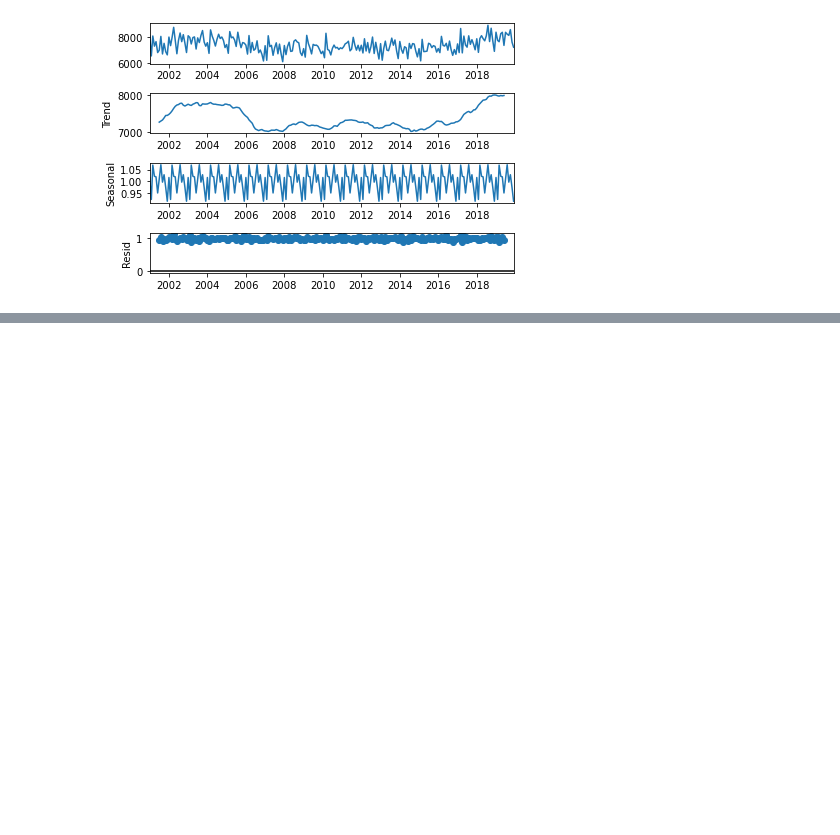
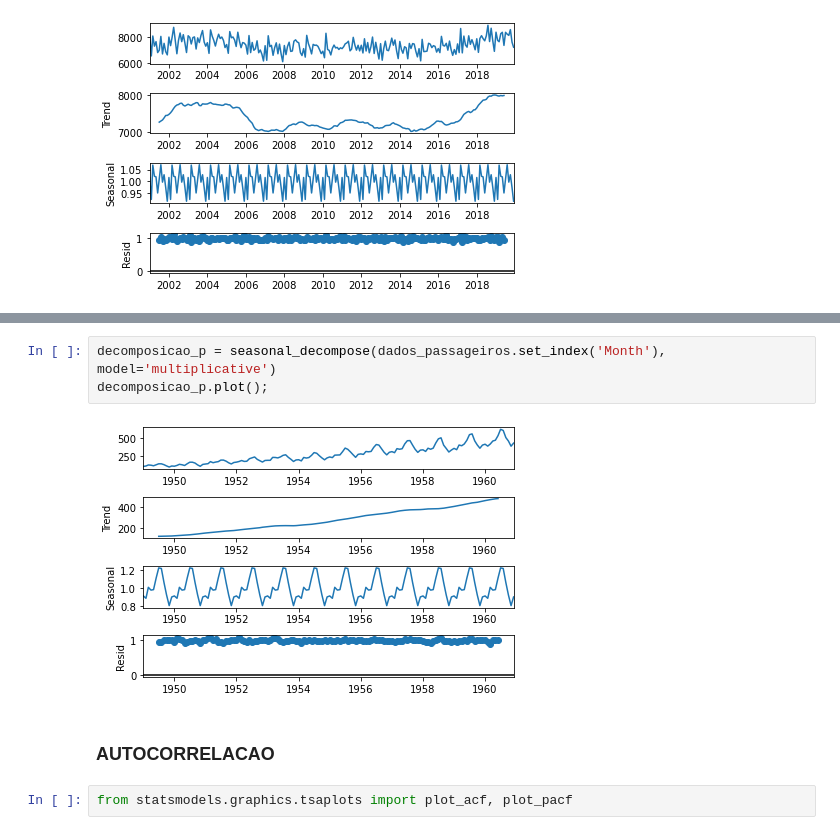
Before and after one commit to daianeklein/bootcamp-Alura, a Jupyter notebook: Modulo4-Series_temporais.ipynb, the cells around one changed output, grey strips where cells are left out. Cells and saved outputs as stored; diff of their text form; blank space fills up the shorter version.

```diff
--- a/Modulo4-Series_temporais.ipynb
+++ b/Modulo4-Series_temporais.ipynb
@@ -322,0 +347,9 @@ decomposicao.plot();
+# %%
+decomposicao_p = seasonal_decompose(dados_passageiros.set_index('Month'), model='multiplicative')
+decomposicao_p.plot();
+# %% [output]
+[figure, added]
+# %% [markdown]
+### AUTOCORRELACAO
+# %%
+from statsmodels.graphics.tsaplots import plot_acf, plot_pacf
```
Also changed, not shown: parts of 11 cells of this notebook.
